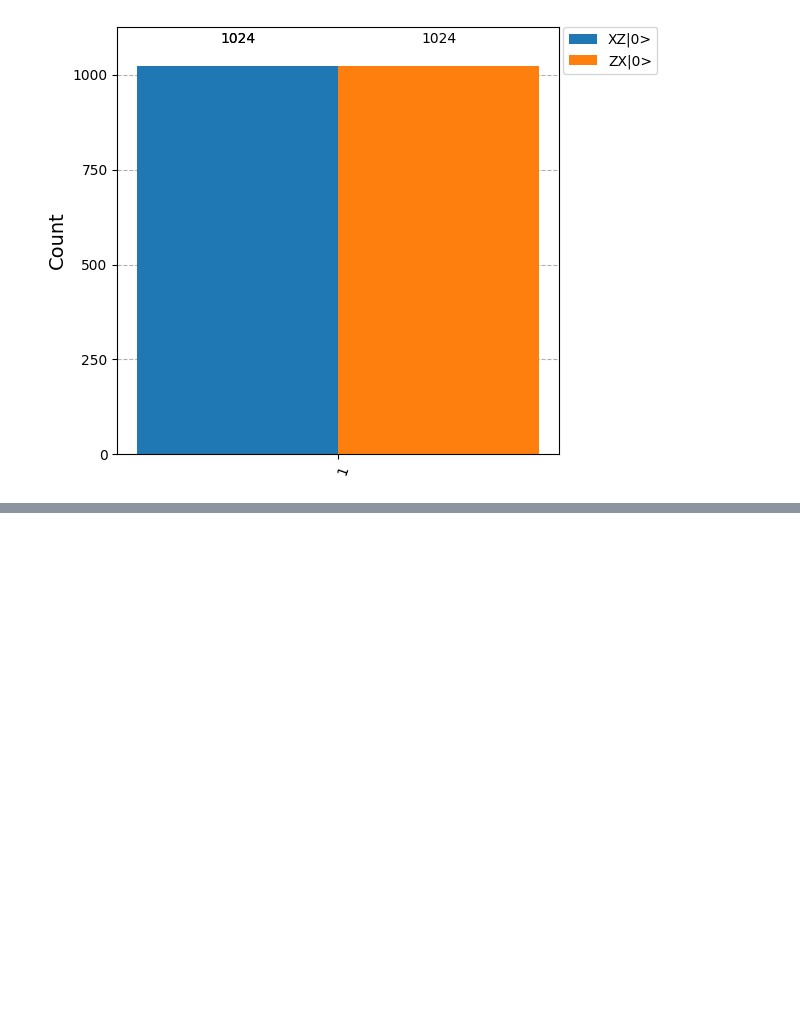
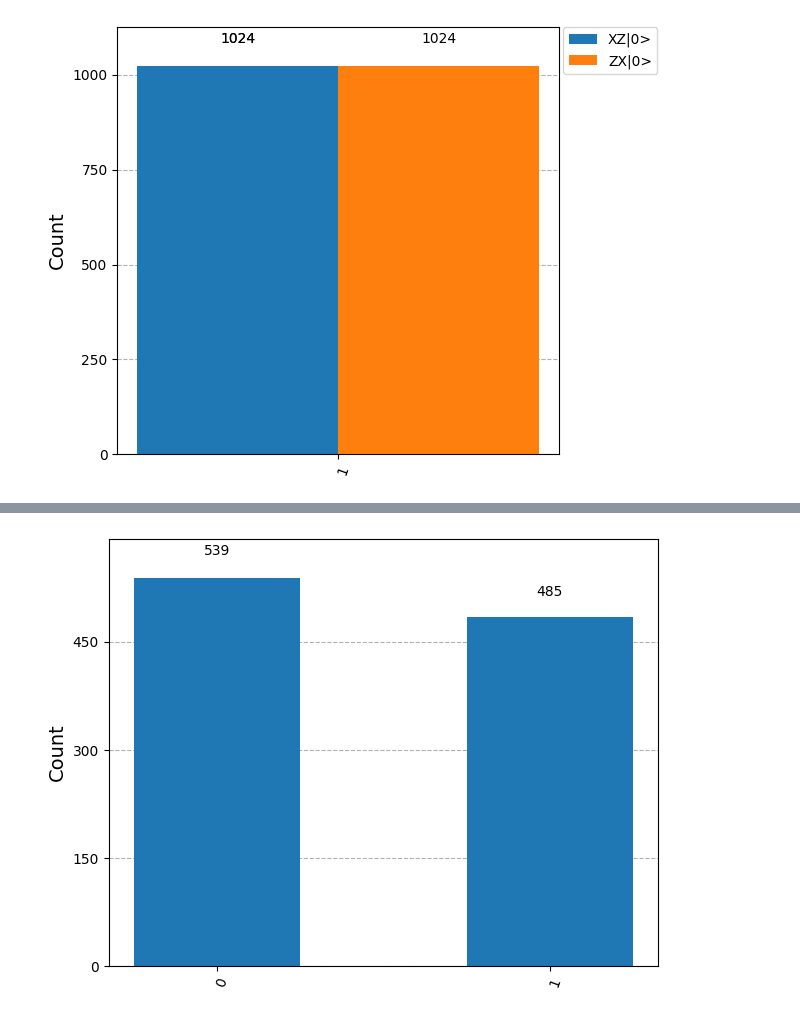
Before and after one commit to GitHarsh19/Qiskit, a Jupyter notebook: practice_1.ipynb, the cells around one changed output, grey strips where cells are left out. Saved outputs shown, nothing was run; the diff lists cells and outputs as text; code cells hidden in the pictures; blank space fills up the shorter version.

```diff
--- a/practice_1.ipynb
+++ b/practice_1.ipynb
@@ -219,0 +256,4 @@ plot_histogram([counts_xz, counts_zx], legend=['XZ|0>', 'ZX|0>'])
+# %%
+plot_histogram(counts_h)
+# %% [output]
+[figure, added]
```
Also changed, not shown: parts of 14 cells of this notebook.
